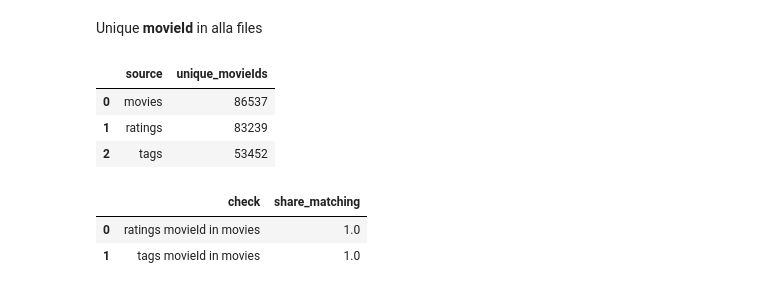
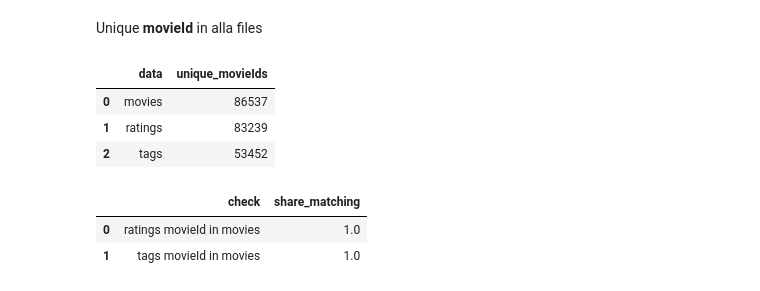
Before and after one commit to F-Degerman/Machine-Learning-FANNY-DEGERMAN, a Jupyter notebook: Assignment_1/EDA.ipynb, the cells around one changed output. Cells and saved outputs as stored; diff of their text form; code cells hidden in the pictures.

```diff
--- a/Assignment_1/EDA.ipynb
+++ b/Assignment_1/EDA.ipynb
@@ -61,17 +61,17 @@ The files suggest: **movies** can describe the items, **ratings** can summarize
 # %%
 movie_id_summary = pd.DataFrame(
     {
-        "source": ["movies", "ratings", "tags"],
+        "data": ["movies", "ratings", "tags"],
         "unique_movieIds": [
             movies["movieId"].nunique(),
             ratings["movieId"].nunique(),
             tags["movieId"].nunique(),
         ],
     }
 )
 movie_id_summary
 # %% [output]
-|  | source | unique_movieIds |
+|  | data | unique_movieIds |
 | 0 | movies | 86537 |
 | 1 | ratings | 83239 |
 | 2 | tags | 53452 |
```
Also changed, not shown: parts of 2 cells of this notebook, 5 other files.
